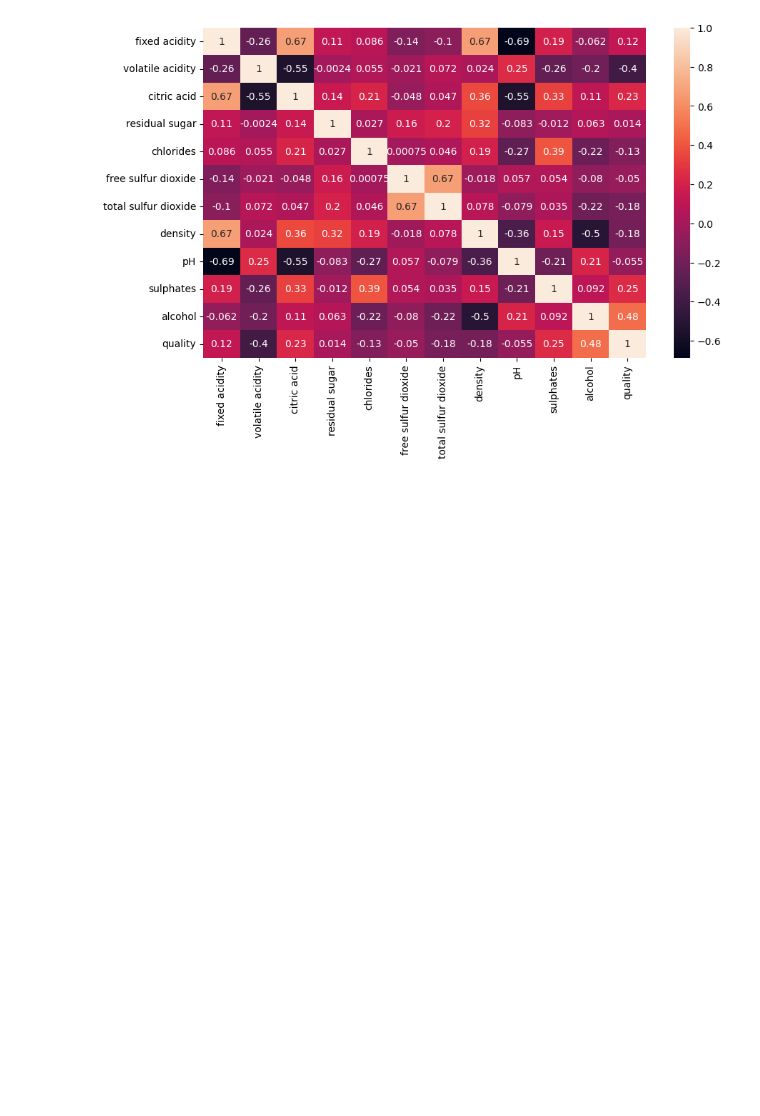
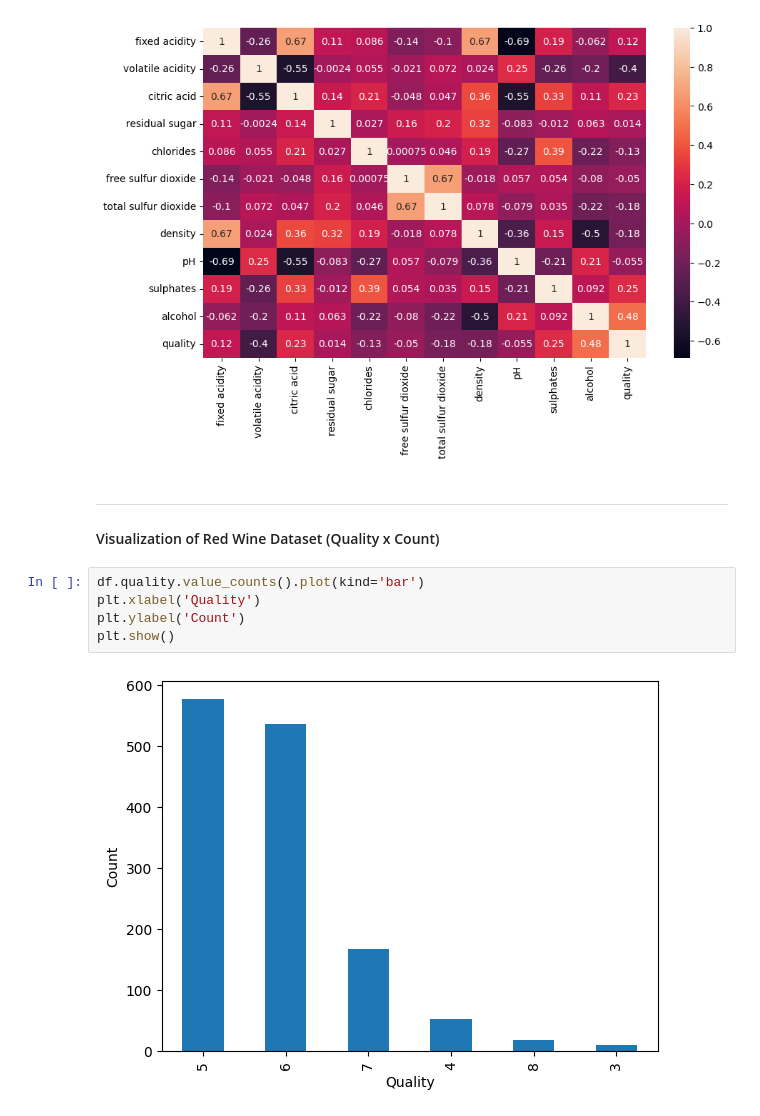
Before and after one commit to ShivamDevHere/data-analysis-with-python, a Jupyter notebook: 05-Exploratory Data Analysis/01-eda-red-wine-data.ipynb, the cells around one changed output. Drawn from its saved outputs; the diff is of its cells as text; blank space fills up the shorter version.

Commit message:
plot: quality x count

```diff
--- a/05-Exploratory Data Analysis/01-eda-red-wine-data.ipynb
+++ b/05-Exploratory Data Analysis/01-eda-red-wine-data.ipynb
@@ -44,3 +44,13 @@ sns.heatmap(df.corr(), annot=True)
 # %% [output]
 <Axes: >
 [figure]
+# %% [markdown]
+---
+#### Visualization of Red Wine Dataset (Quality x Count)
+# %%
+df.quality.value_counts().plot(kind='bar')
+plt.xlabel('Quality')
+plt.ylabel('Count')
+plt.show()
+# %% [output]
+[figure, added]
```
